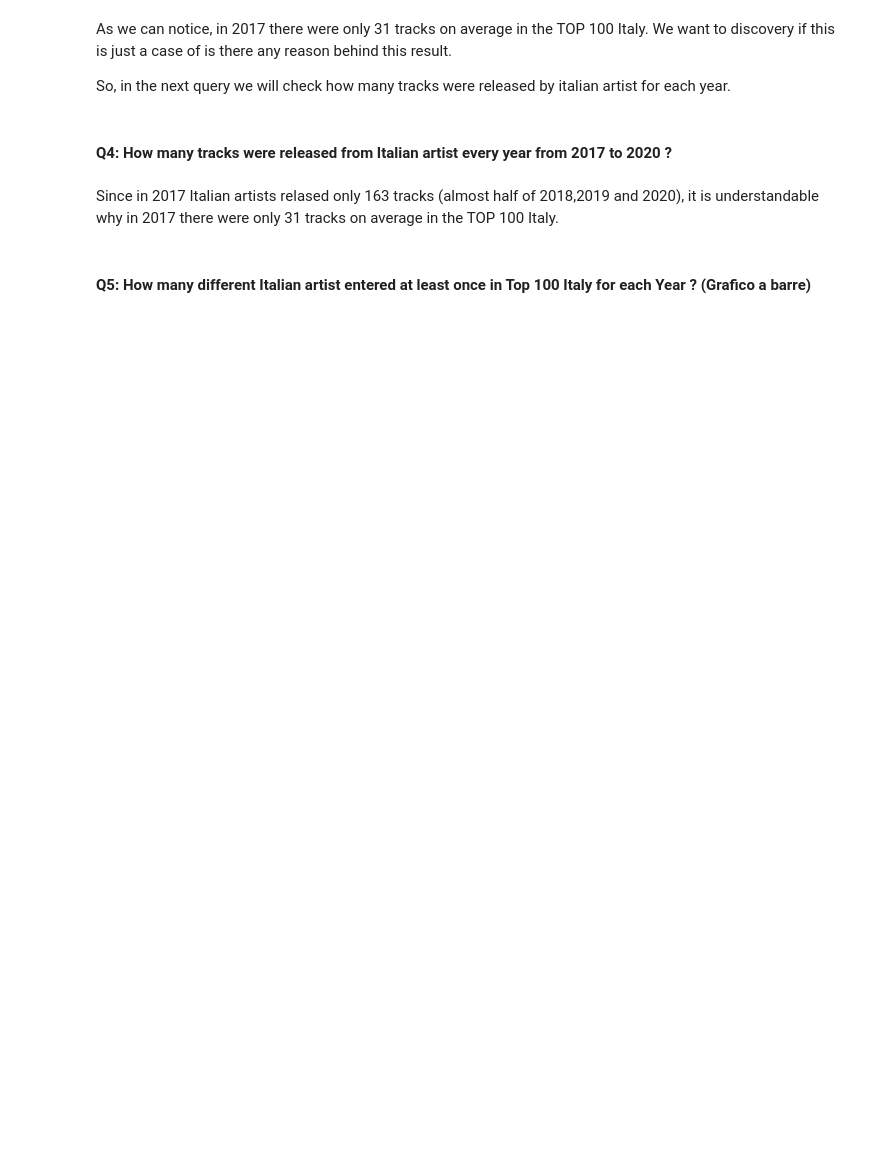
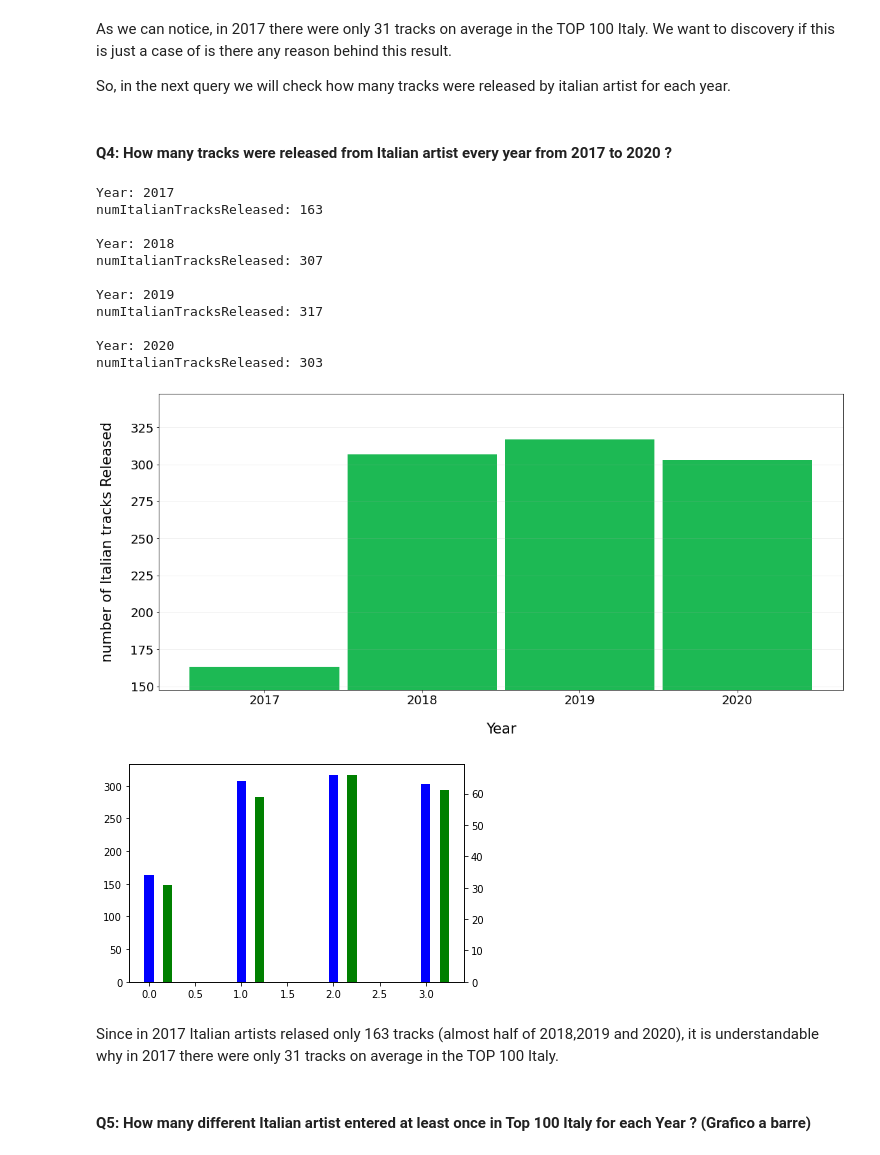
Before and after one commit to luca-martinelli-09/spotify-pg, a Jupyter notebook: spotifyQueries.ipynb, the cells around one changed output. Drawn from its saved outputs; the diff is of its cells as text; code cells hidden in the pictures; blank space fills up the shorter version.

```diff
--- a/spotifyQueries.ipynb
+++ b/spotifyQueries.ipynb
@@ -656,34 +669,60 @@ result = session.run("""
 """)
 
 # Define lists to contain the results
 years = []
 numItalianTracksReleased = []
 for r in result:
     returnedData = r.values()
     years.append(returnedData[0])
-    numItalianTracksReleased.append(int(returnedData[1]))
+    numItalianTracksReleased.append(returnedData[1])
 
 # Print the results
 for i in range(0,len(years)):
     print("Year: {}".format(years[i]))
     print("numItalianTracksReleased: {:d}".format(numItalianTracksReleased[i]))
     print("")
 
 
 plotResults(
     x=np.arange(len(years)),
     yArr=[numItalianTracksReleased],
     yLabel="number of Italian tracks Released",
     xLabel="Year",
     xTicks=years,
     showGrid=True,
     gridAxis="y",
     style="bar",
     saveTitle="query4"
 )
 
+
+
+
+width = 0.1
+x = np.arange(len(years))
+plt.bar(x,numItalianTracksReleased,color = 'Blue',width=width)
+plt.twinx()
+plt.bar(x+width*2,avgNumItalianTracks,color = 'Green', width=width)
+#show plot
+plt.show()
+
+
 session.close()
 driver.close()
+# %% [output]
+Year: 2017
+numItalianTracksReleased: 163
+
+Year: 2018
+numItalianTracksReleased: 307
+
+Year: 2019
+numItalianTracksReleased: 317
+
+Year: 2020
+numItalianTracksReleased: 303
+[figure, added]
+[figure, added]
 # %% [markdown]
 Since in 2017 Italian artists relased only 163 tracks (almost half of 2018,2019 and 2020), it is understandable why in 2017 there were only 31 tracks on average in the TOP 100 Italy.
 # %% [markdown]
```
Also changed, not shown: parts of 16 cells of this notebook, 8 other files.
